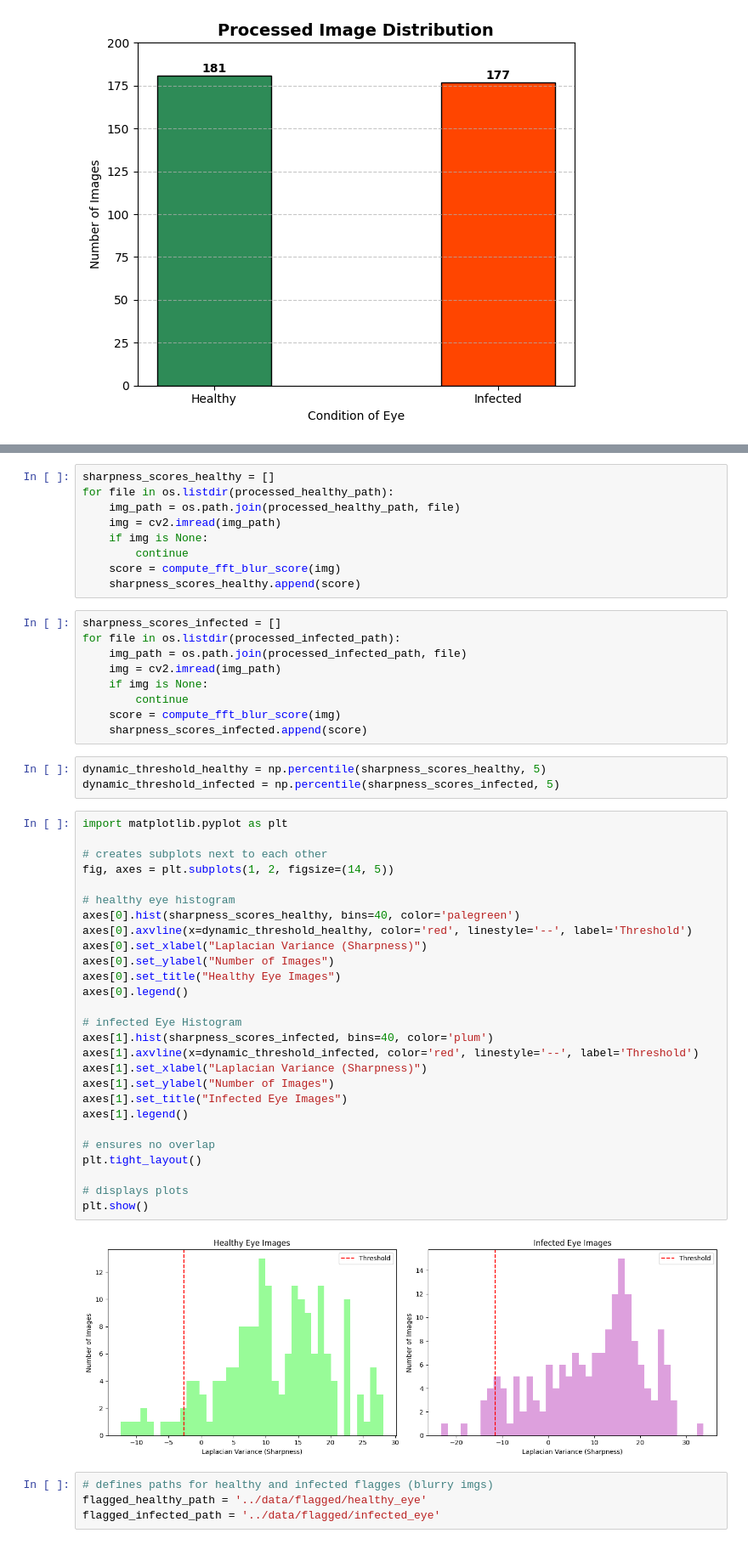
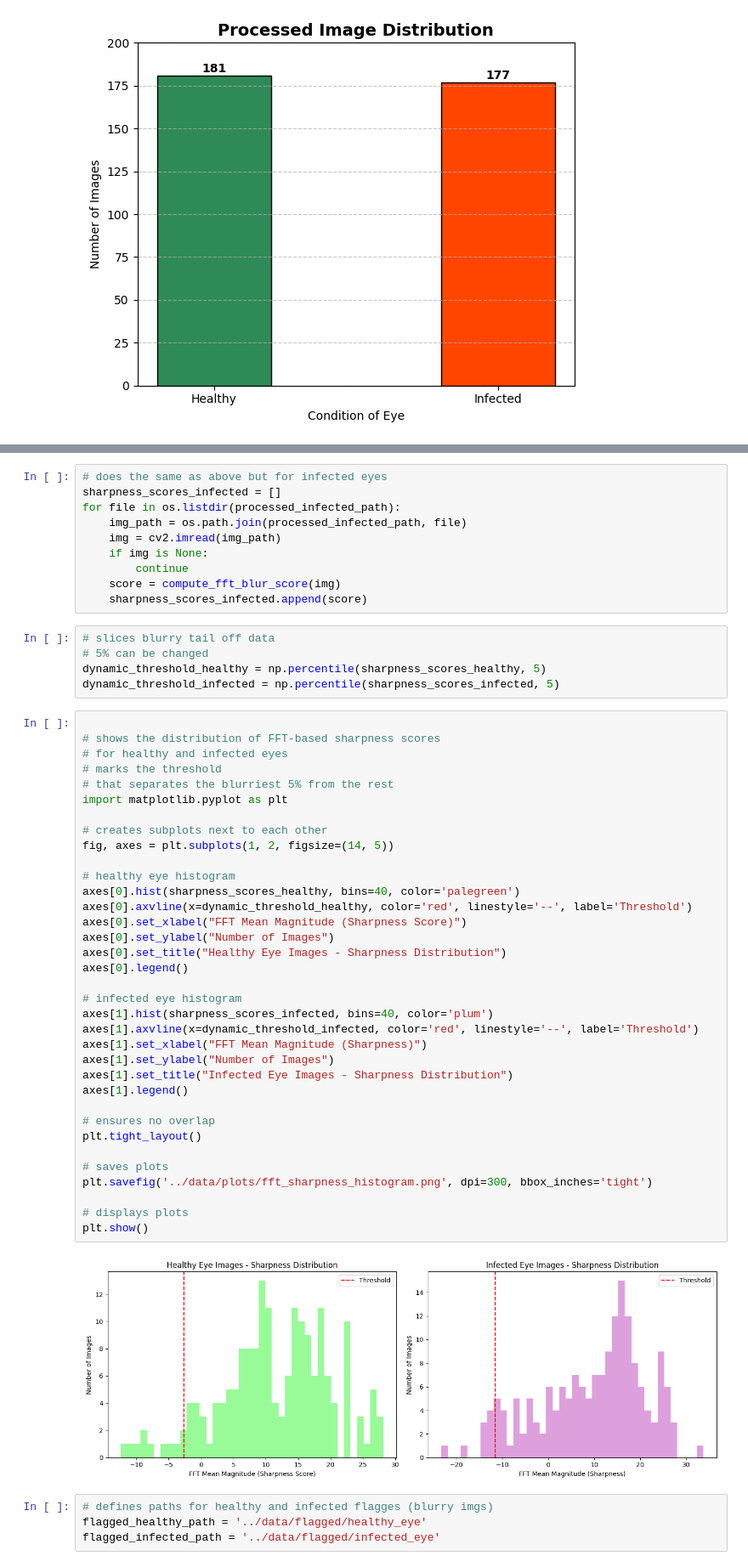
Before and after one commit to mariam-hedgie/Eyedentify-AI, a Jupyter notebook: notebooks/explore_preprocess.ipynb, the cells around one changed output, grey strips where cells are left out. Shown at 85% size. Drawn from its saved outputs; the diff is of its cells as text.

```diff
--- a/notebooks/explore_preprocess.ipynb
+++ b/notebooks/explore_preprocess.ipynb
@@ -186,53 +249,55 @@ def check_blurry_fft(img, threshold):
 # %%
-sharpness_scores_healthy = []
-for file in os.listdir(processed_healthy_path):
-    img_path = os.path.join(processed_healthy_path, file)
+# does the same as above but for infected eyes
+sharpness_scores_infected = []
+for file in os.listdir(processed_infected_path):
+    img_path = os.path.join(processed_infected_path, file)
     img = cv2.imread(img_path)
     if img is None:
         continue
     score = compute_fft_blur_score(img)
-    sharpness_scores_healthy.append(score)
+    sharpness_scores_infected.append(score)
-# %%
-sharpness_scores_infected = []
-for file in os.listdir(processed_infected_path):
-    img_path = os.path.join(processed_infected_path, file)
-    img = cv2.imread(img_path)
-    if img is None:
-        continue
-    score = compute_fft_blur_score(img)
-    sharpness_scores_infected.append(score)
 # %%
+# slices blurry tail off data
+# 5% can be changed
 dynamic_threshold_healthy = np.percentile(sharpness_scores_healthy, 5)
 dynamic_threshold_infected = np.percentile(sharpness_scores_infected, 5)
 # %%
+
+# shows the distribution of FFT-based sharpness scores
+# for healthy and infected eyes
+# marks the threshold
+# that separates the blurriest 5% from the rest
 import matplotlib.pyplot as plt
 
 # creates subplots next to each other
 fig, axes = plt.subplots(1, 2, figsize=(14, 5))
 
 # healthy eye histogram
 axes[0].hist(sharpness_scores_healthy, bins=40, color='palegreen')
 axes[0].axvline(x=dynamic_threshold_healthy, color='red', linestyle='--', label='Threshold')
-axes[0].set_xlabel("Laplacian Variance (Sharpness)")
+axes[0].set_xlabel("FFT Mean Magnitude (Sharpness Score)")
 axes[0].set_ylabel("Number of Images")
-axes[0].set_title("Healthy Eye Images")
+axes[0].set_title("Healthy Eye Images - Sharpness Distribution")
 axes[0].legend()
 
-# infected Eye Histogram
+# infected eye histogram
 axes[1].hist(sharpness_scores_infected, bins=40, color='plum')
 axes[1].axvline(x=dynamic_threshold_infected, color='red', linestyle='--', label='Threshold')
-axes[1].set_xlabel("Laplacian Variance (Sharpness)")
+axes[1].set_xlabel("FFT Mean Magnitude (Sharpness)")
 axes[1].set_ylabel("Number of Images")
-axes[1].set_title("Infected Eye Images")
+axes[1].set_title("Infected Eye Images - Sharpness Distribution")
 axes[1].legend()
 
 # ensures no overlap
 plt.tight_layout()
 
+# saves plots
+plt.savefig('../data/plots/fft_sharpness_histogram.png', dpi=300, bbox_inches='tight')
+
 # displays plots
 plt.show()
 # %% [output]
-[figure, old version]
+[figure, new version]
 # %%
 # defines paths for healthy and infected flagges (blurry imgs)
 flagged_healthy_path = '../data/flagged/healthy_eye'
```
Also changed, not shown: parts of 8 cells of this notebook, 4 other files.
